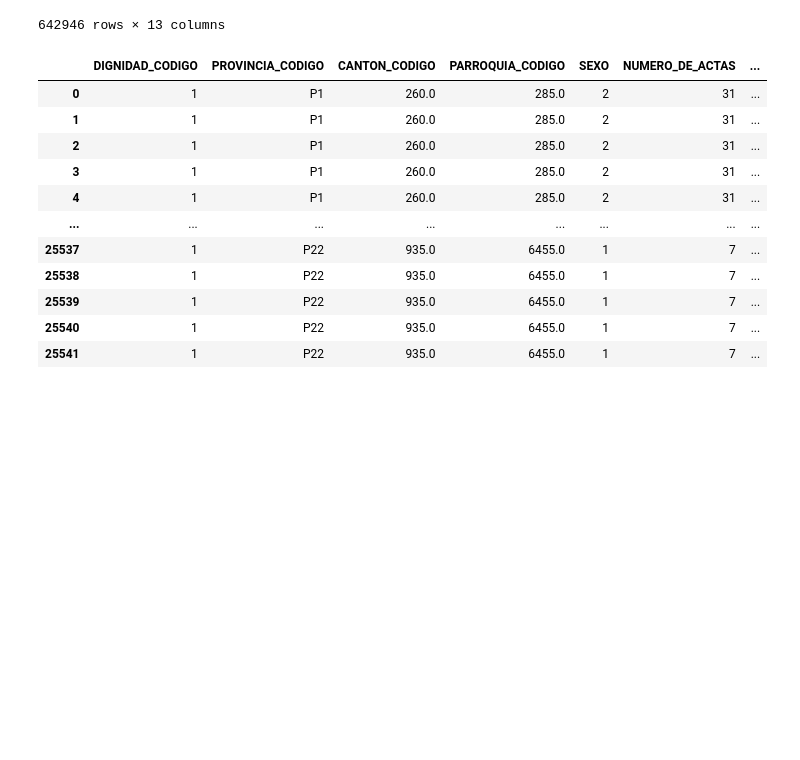
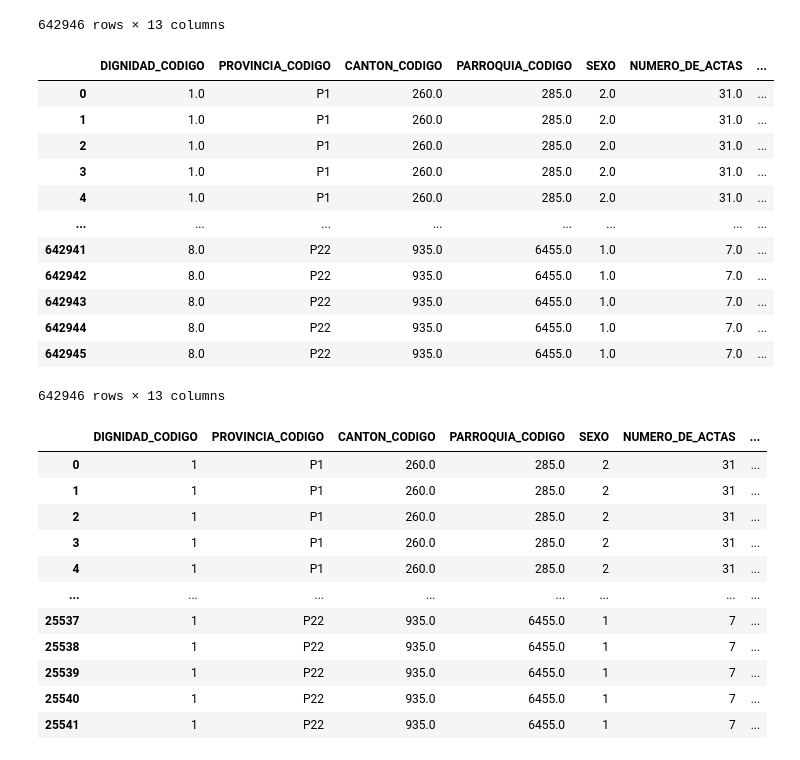
Before and after one commit to Criplockoweno/Elecciones_CNE, a Jupyter notebook: 2002/notebooks/CNE2002_Presidentes_Analisis.ipynb, the cells around one changed output. Saved outputs shown, nothing was run; the diff lists cells and outputs as text; code cells hidden in the pictures; blank space fills up the shorter version.

```diff
--- a/2002/notebooks/CNE2002_Presidentes_Analisis.ipynb
+++ b/2002/notebooks/CNE2002_Presidentes_Analisis.ipynb
@@ -108,20 +125,18 @@ cne2002resultadosV2
 # %%
 # Cargar el diccionario 'provincias_2002.csv' en un DataFrame
 diccionario_csv = pd.read_csv("../raw//diccionarios/provincias_2002.csv",sep=',')
-
+diccionario_csv.drop(columns=['Unnamed: 0'],inplace=True)
 # Convertir el tipo de datos de la columna 'PROVINCIA_CODIGO' a string en el DataFrame 'cne2002resultadosV2'
 cne2002resultadosV2['PROVINCIA_CODIGO'] = cne2002resultadosV2['PROVINCIA_CODIGO'].astype(str)
 
 # Limpiar las claves del diccionario 'mapeo_csv' y los valores de la columna 'PROVINCIA_CODIGO'
-mapeo_csv = {str(float(key)): value for key, value in mapeo_csv.items()}
-cne2002resultadosV2['PROVINCIA_CODIGO'] = cne2002resultadosV2['PROVINCIA_CODIGO'].apply(lambda x: str(float(x)))
-
+mapeo_csv = dict(zip(diccionario_csv['PROVINCIA_CODIGO'].astype(str), diccionario_csv['PROVINCIA_NOMBRE']))
 # Mapear los códigos de provincia del DataFrame 'cne2002resultadosV2' utilizando el diccionario CSV
 cne2002resultadosV2['PROVINCIA_CODIGO'] = cne2002resultadosV2['PROVINCIA_CODIGO'].map(mapeo_csv)
 
+
 #capitalizar todas las palabras de la columna 'PROVINCIA_CODIGO'
 cne2002resultadosV2['PROVINCIA_CODIGO'] = cne2002resultadosV2['PROVINCIA_CODIGO'].str.title()
-
 # Cargar el diccionario estandarizado 'provincias.tsv' en un DataFrame
 diccionario_estandarizado = pd.read_csv('../diccionarios estandar/provincias.tsv', sep='\t')
 # Crear un diccionario de mapeo de código a nombre de provincia del diccionario estandarizado
@@ -241,7 +242,7 @@ cne2002agV2
 ### Limpieza y Preparación de Datos de la Base de Datos de la Primera Vuelta
 La base es "RESULTADOS_1V_PARROQUIA_2002 (1).SAV"
 # %%
-cne2002resultadosV1, meta = py.read_sav("../raw/resultados/RESULTADOS_1V_PARROQUIA_2002 (1).SAV")
+cne2002resultadosV1, meta = py.read_sav("../raw/resultados/RESULTADOS_1V_PARROQUIA_2002.SAV")
 # %%
 cne2002resultadosV1
 # %% [output]
@@ -264,8 +265,7 @@ cne2002resultadosV1
 cne2002resultadosV1['PROVINCIA_CODIGO'] = cne2002resultadosV1['PROVINCIA_CODIGO'].astype(str)
 
 # Limpiar las claves del diccionario 'mapeo_csv' y los valores de la columna 'PROVINCIA_CODIGO'
-mapeo_csv = {str(float(key)): value for key, value in mapeo_csv.items()}
-cne2002resultadosV1['PROVINCIA_CODIGO'] = cne2002resultadosV1['PROVINCIA_CODIGO'].apply(lambda x: str(float(x)))
+mapeo_csv = dict(zip(diccionario_csv['PROVINCIA_CODIGO'].astype(str), diccionario_csv['PROVINCIA_NOMBRE']))
 
 # Mapear los códigos de provincia del DataFrame 'cne2002resultadosV1' utilizando el diccionario CSV
 cne2002resultadosV1['PROVINCIA_CODIGO'] = cne2002resultadosV1['PROVINCIA_CODIGO'].map(mapeo_csv)
@@ -280,6 +280,22 @@ mapeo_estandarizado = dict(zip(diccionario_estandarizado['provincia'], diccionar
 
 # Mapear los códigos de provincia del DataFrame 'cne2002resultadosV1' utilizando el diccionario estandarizado
 cne2002resultadosV1['PROVINCIA_CODIGO'] = cne2002resultadosV1['PROVINCIA_CODIGO'].map(mapeo_estandarizado)
+# %%
+cne2002resultadosV1
+# %% [output]
+|  | DIGNIDAD_CODIGO | PROVINCIA_CODIGO | CANTON_CODIGO | PARROQUIA_CODIGO | SEXO | NUMERO_DE_ACTAS | ... |
+| 0 | 1.0 | P1 | 260.0 | 285.0 | 2.0 | 31.0 | ... |
+| 1 | 1.0 | P1 | 260.0 | 285.0 | 2.0 | 31.0 | ... |
+| 2 | 1.0 | P1 | 260.0 | 285.0 | 2.0 | 31.0 | ... |
+| 3 | 1.0 | P1 | 260.0 | 285.0 | 2.0 | 31.0 | ... |
+| 4 | 1.0 | P1 | 260.0 | 285.0 | 2.0 | 31.0 | ... |
+| ... | ... | ... | ... | ... | ... | ... | ... |
+| 642941 | 8.0 | P22 | 935.0 | 6455.0 | 1.0 | 7.0 | ... |
+| 642942 | 8.0 | P22 | 935.0 | 6455.0 | 1.0 | 7.0 | ... |
+| 642943 | 8.0 | P22 | 935.0 | 6455.0 | 1.0 | 7.0 | ... |
+| 642944 | 8.0 | P22 | 935.0 | 6455.0 | 1.0 | 7.0 | ... |
+| 642945 | 8.0 | P22 | 935.0 | 6455.0 | 1.0 | 7.0 | ... |
+642946 rows × 13 columns
 # %%
 cne2002resultadosV1["DIGNIDAD_CODIGO"] = cne2002resultadosV1["DIGNIDAD_CODIGO"].astype(int)
 cne2002resultadosV1["SEXO"] = cne2002resultadosV1["SEXO"].astype(int)
```
Also changed, not shown: parts of 5 cells of this notebook, 1 other file.
